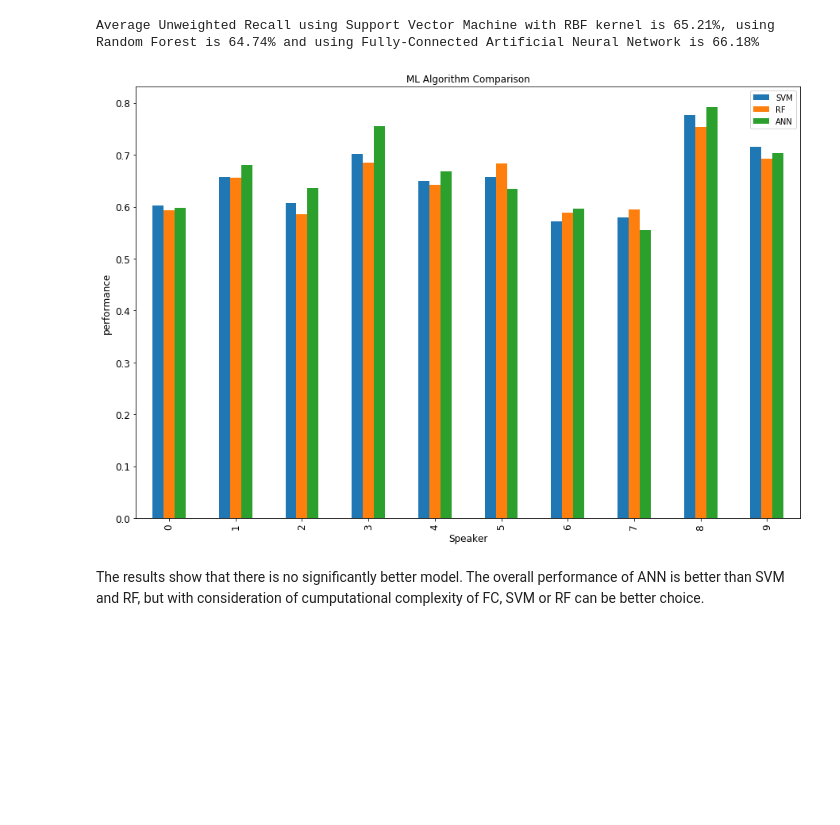
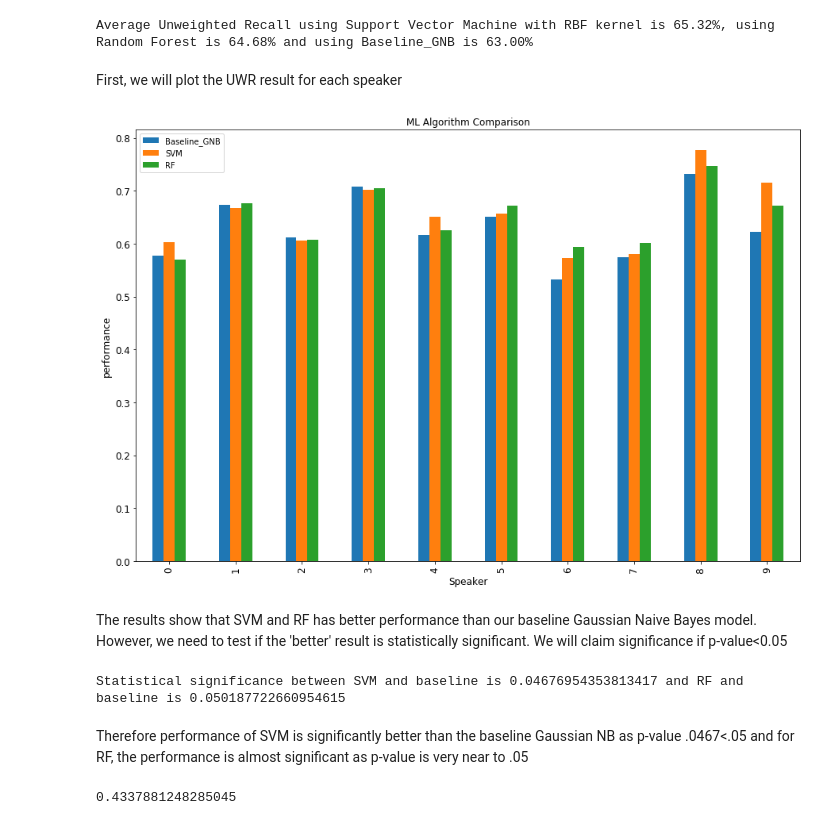
Before and after one commit to sadat1971/Emotion_Recognition, a Jupyter notebook: result_visualization.ipynb, the cells around one changed output. Cells and saved outputs as stored; diff of their text form; code cells hidden in the pictures; blank space fills up the shorter version.

```diff
--- a/result_visualization.ipynb
+++ b/result_visualization.ipynb
@@ -1,9 +5,10 @@
 # %%
 import pandas as pd
+import numpy as np
 import matplotlib.pyplot as plt
 
-UWR = pd.read_csv("files/UWR.csv", index_col = 0)
-Conf_Mat= pd.read_csv("files/Conf_Mat.csv", index_col = 0)
+UWR = pd.read_pickle("files/UWR.csv")   #File containing the Average Unweighted Recall result for each speaker
+Conf_Mat = pd.read_pickle("files/Conf_Mat.csv")  #File containing the confusion matrix for each speaker
 # %%
 UWR
 # %% [output]
@@ -21,16 +40,35 @@ UWR
 # %%
 UWR_SVM = sum(UWR["SVM"].to_list())/len(UWR)*100
 UWR_RF = sum(UWR["RF"].to_list())/len(UWR)*100
-UWR_FC_ANN = sum(UWR["ANN"].to_list())/len(UWR)*100
-print("Average Unweighted Recall using Support Vector Machine with RBF kernel is {0:.2f}%, using Random Forest is {1:.2f}% and using Fully-Connected Artificial Neural Network is {2:.2f}%".format(UWR_SVM, UWR_RF, UWR_FC_ANN))
+UWR_Baseline_GNB = sum(UWR["Baseline_GNB"].to_list())/len(UWR)*100
+print("Average Unweighted Recall using Support Vector Machine with RBF kernel is {0:.2f}%, using Random Forest is {1:.2f}% and using Baseline_GNB is {2:.2f}%".format(UWR_SVM, UWR_RF, UWR_Baseline_GNB))
 # %% [output]
-Average Unweighted Recall using Support Vector Machine with RBF kernel is 65.21%, using Random Forest is 64.74% and using Fully-Connected Artificial Neural Network is 66.18%
+Average Unweighted Recall using Support Vector Machine with RBF kernel is 65.32%, using Random Forest is 64.68% and using Baseline_GNB is 63.00%
+# %% [markdown]
+First, we will plot the UWR result for each speaker
 # %%
-ax = UWR[["SVM", "RF", "ANN"]].plot(kind='bar', title ="ML Algorithm Comparison", figsize=(15, 10), legend=True, fontsize=12)
+ax = UWR[["Baseline_GNB", "SVM", "RF"]].plot(kind='bar', title ="ML Algorithm Comparison", figsize=(15, 10), legend=True, fontsize=12)
 ax.set_xlabel("Speaker", fontsize=12)
 ax.set_ylabel("performance", fontsize=12)
 plt.show()
 # %% [output]
-[figure, old version]
+[figure, new version]
-# %% [markdown]
-The results show that there is no significantly better model. The overall performance of ANN is better than SVM and RF, but with consideration of cumputational complexity of FC, SVM or RF can be better choice.
+# %% [markdown]
+The results show that SVM and RF has better performance than our baseline Gaussian Naive Bayes model. However, we need to test if the 'better' result is statistically significant. We will claim significance if p-value<0.05
+# %%
+from scipy.stats import ttest_rel
+
+stat_SVM, p_SVM = ttest_rel(UWR["Baseline_GNB"].to_list(), UWR["SVM"].to_list())   #Comparison between GNB and SVM
+stat_RF, p_RF = ttest_rel(UWR["Baseline_GNB"].to_list(), UWR["RF"].to_list())   #Comparison between GNB and SVM
+
+print("Statistical significance between SVM and baseline is {} and RF and baseline is {}".format(p_SVM, p_RF))
+# %% [output]
+Statistical significance between SVM and baseline is 0.04676954353813417 and RF and baseline is 0.050187722660954615
+# %% [markdown]
+Therefore performance of SVM is significantly better than the baseline Gaussian NB as p-value .0467<.05 and for RF, the performance is almost significant as p-value is very near to .05
+# %%
+#Performance of SVM vs RF
+stat_RF_SVM, p_RF_SVM = ttest_rel(UWR["SVM"].to_list(), UWR["RF"].to_list())   #Comparison between GNB and SVM
+print(p_RF_SVM)
+# %% [output]
+0.4337881248285045
```
Also changed, not shown: parts of 14 cells of this notebook.
